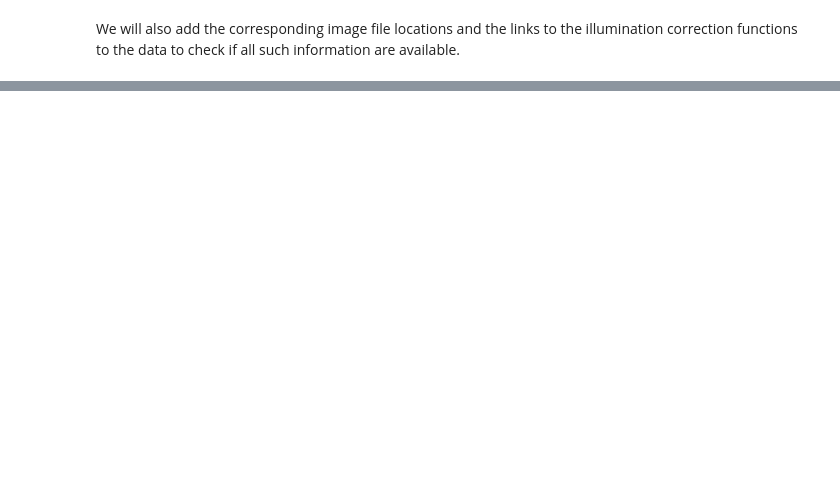
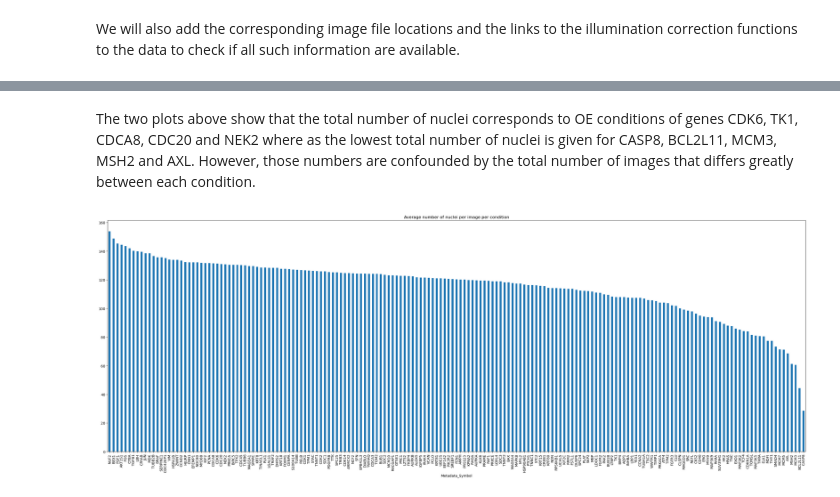
Before and after one commit to dpaysan/jump_datasets, a Jupyter notebook: data_exploration.ipynb, the cells around one changed output, grey strips where cells are left out. Cells and saved outputs as stored; diff of their text form; code cells hidden in the pictures; blank space fills up the shorter version.

```diff
--- a/data_exploration.ipynb
+++ b/data_exploration.ipynb
@@ -337,0 +424,13 @@ True
+# %% [markdown]
+The two plots above show that the total number of nuclei corresponds to OE conditions of genes CDK6, TK1, CDCA8, CDC20 and NEK2 where as the lowest total number of nuclei is given for CASP8, BCL2L11, MCM3, MSH2 and AXL. However, those numbers are confounded by the total number of images that differs greatly between each condition.
+# %%
+ax = (
+    all_img_data.groupby("Metadata_Symbol")
+    .mean()
+    .Count_Nuclei.sort_values(ascending=False)
+    .plot(kind="bar", figsize=[36, 12])
+)
+ax.set_title("Average number of nuclei per image per condition")
+plt.show()
+# %% [output]
+[figure, added]
```
Also changed, not shown: parts of 49 cells of this notebook, 1 other file.
